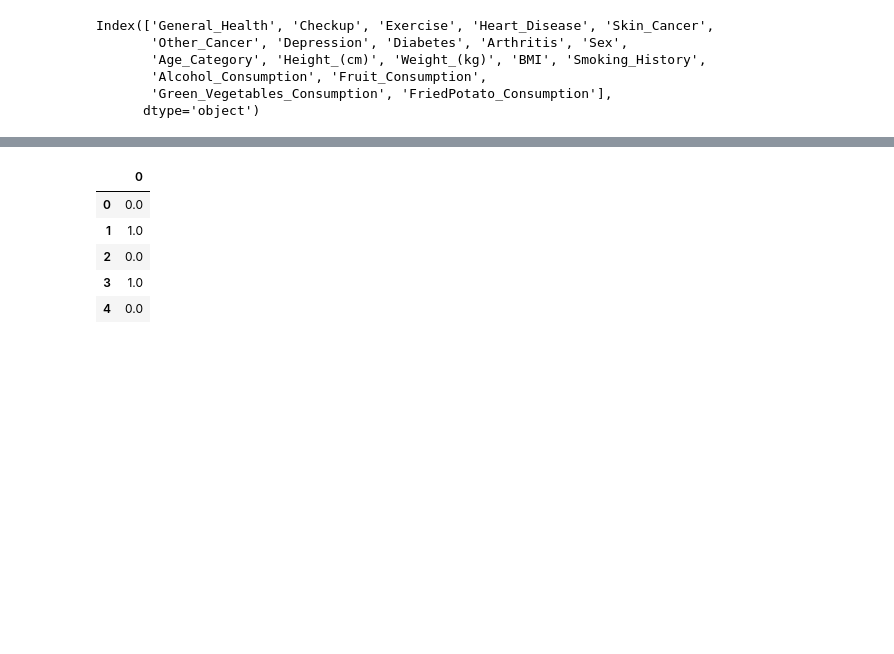
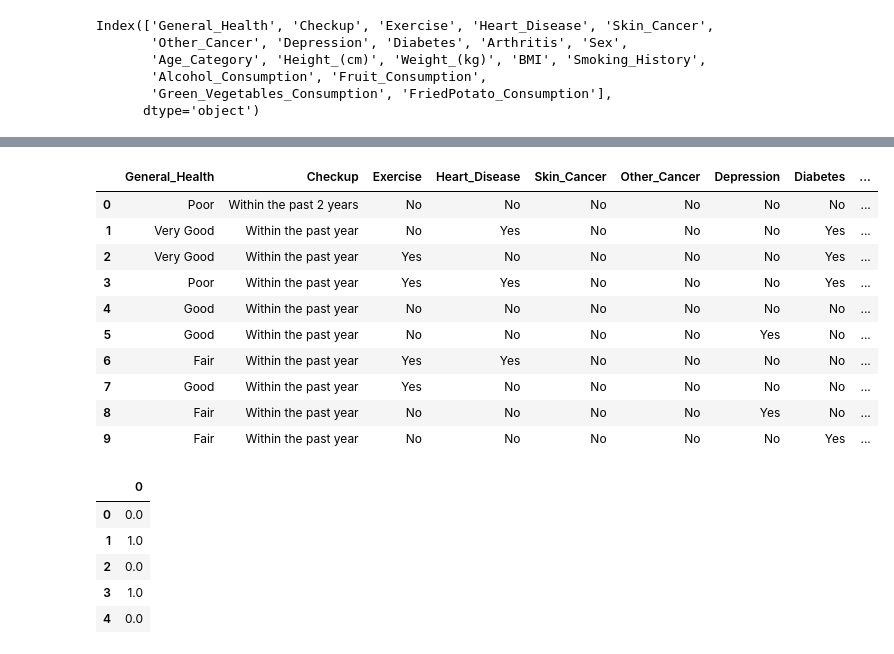
Before and after one commit to MaazSayyed05/CardioVascular_Disease_Prediction, a Jupyter notebook: notebooks/model_training.ipynb, the cells around one changed output, grey strips where cells are left out. Saved outputs shown, nothing was run; the diff lists cells and outputs as text; code cells hidden in the pictures; blank space fills up the shorter version.

```diff
--- a/notebooks/model_training.ipynb
+++ b/notebooks/model_training.ipynb
@@ -140,3 +283,17 @@ X_trans.head()
+# %%
+dataset.head(10)
+# %% [output]
+|  | General_Health | Checkup | Exercise | Heart_Disease | Skin_Cancer | Other_Cancer | Depression | Diabetes | ... |
+| 0 | Poor | Within the past 2 years | No | No | No | No | No | No | ... |
+| 1 | Very Good | Within the past year | No | Yes | No | No | No | Yes | ... |
+| 2 | Very Good | Within the past year | Yes | No | No | No | No | Yes | ... |
+| 3 | Poor | Within the past year | Yes | Yes | No | No | No | Yes | ... |
+| 4 | Good | Within the past year | No | No | No | No | No | No | ... |
+| 5 | Good | Within the past year | No | No | No | No | Yes | No | ... |
+| 6 | Fair | Within the past year | Yes | Yes | No | No | No | No | ... |
+| 7 | Good | Within the past year | Yes | No | No | No | No | No | ... |
+| 8 | Fair | Within the past year | No | No | No | No | Yes | No | ... |
+| 9 | Fair | Within the past year | No | No | No | No | No | Yes | ... |
 # %%
 y_trans.head()
 # %% [output]
```
Also changed, not shown: parts of 21 cells of this notebook, 6 other files.
